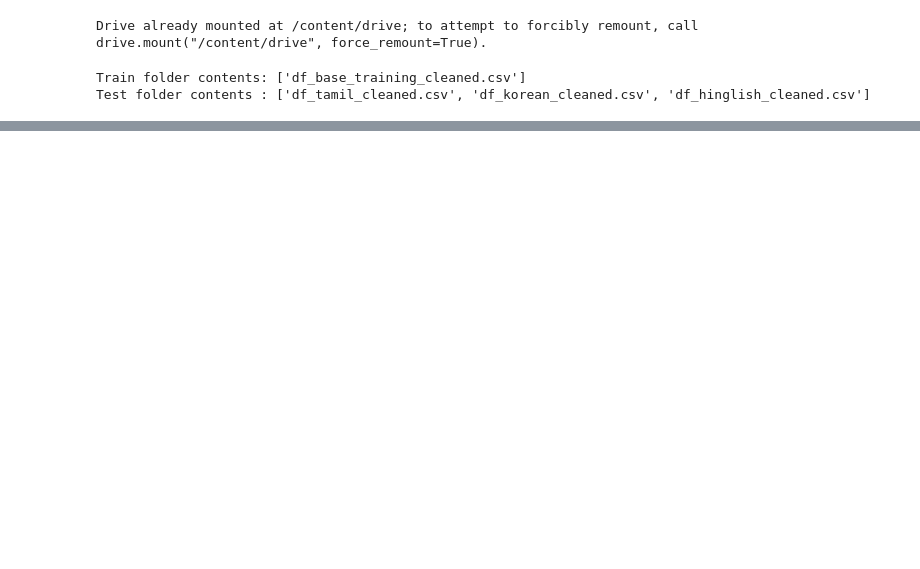
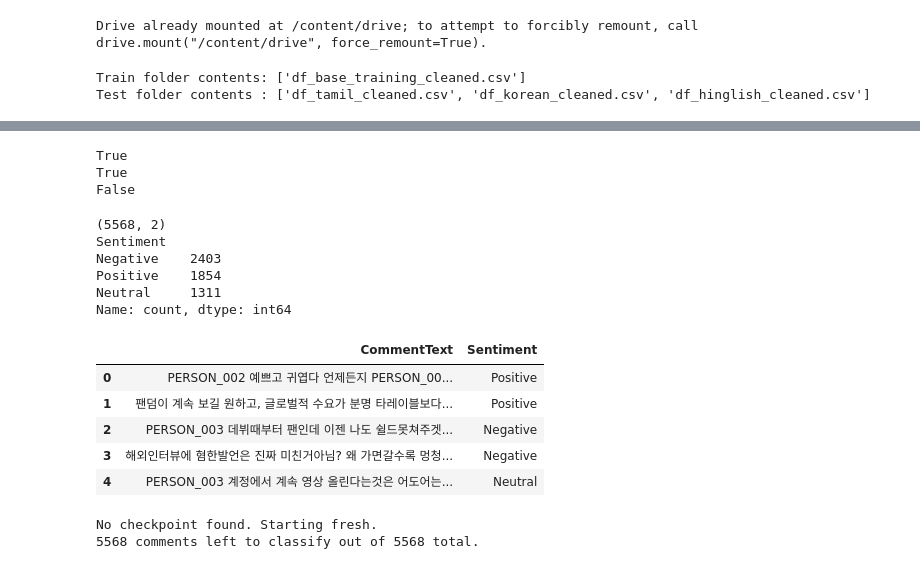
Before and after one commit to las21-sfu/NLP-Week1-Text-Classification, a Jupyter notebook: Word_embeddings.ipynb, the cells around one changed output, grey strips where cells are left out. Drawn from its saved outputs; the diff is of its cells as text; code cells hidden in the pictures; blank space fills up the shorter version.

Commit message:
attempting to process all comments

```diff
--- a/Word_embeddings.ipynb
+++ b/Word_embeddings.ipynb
@@ -461,3 +464,31 @@ Reconstructing (incomplete total...): |          |  0.00B /  0.00B
+# %%
+print('DATASET_ROOT' in dir())
+print('TEST_DIR' in dir())
+print('df_korean_test' in dir())
+# %% [output]
+True
+True
+False
+# %%
+KOREAN_TEST_CSV = os.path.join(TEST_DIR, 'df_korean_cleaned.csv')
+
+df_korean_test = pd.read_csv(KOREAN_TEST_CSV)
+print(df_korean_test.shape)
+print(df_korean_test['Sentiment'].value_counts())
+df_korean_test.head()
+# %% [output]
+(5568, 2)
+Sentiment
+Negative    2403
+Positive    1854
+Neutral     1311
+Name: count, dtype: int64
+|  | CommentText | Sentiment |
+| 0 | PERSON_002 예쁘고 귀엽다 언제든지 PERSON_00... | Positive |
+| 1 | 팬덤이 계속 보길 원하고, 글로벌적 수요가 분명 타레이블보다... | Positive |
+| 2 | PERSON_003 데뷔때부터 팬인데 이젠 나도 쉴드못쳐주겟... | Negative |
+| 3 | 해외인터뷰에 혐한발언은 진짜 미친거아님? 왜 가면갈수록 멍청... | Negative |
+| 4 | PERSON_003 계정에서 계속 영상 올린다는것은 어도어는... | Neutral |
 # %%
 import re
 
@@ -536,3 +552,47 @@ eval_df.head()
+# %%
+from tqdm.auto import tqdm
+import pandas as pd
+import os
+import time
+
+SAMPLE_SIZE = None  # None = run on all rows
+CHECKPOINT_EVERY = 25  # save progress every N comments
+CHECKPOINT_PATH = os.path.join(TEST_DIR, 'df_korean_qwen_predictions_checkpoint.csv')
+
+# Build the eval set
+eval_df = (
+    df_korean_test.sample(n=SAMPLE_SIZE, random_state=42) if SAMPLE_SIZE else df_korean_test
+).reset_index(drop=True)
+
+# --- Resume from a checkpoint if one already exists on Drive ---
+if os.path.exists(CHECKPOINT_PATH):
+    checkpoint_df = pd.read_csv(CHECKPOINT_PATH)
+    print(f"Found checkpoint with {len(checkpoint_df)} predictions already done. Resuming...")
+    eval_df['Predicted_Sentiment'] = checkpoint_df['Predicted_Sentiment'].reindex(eval_df.index)
+else:
+    eval_df['Predicted_Sentiment'] = pd.NA
+    print("No checkpoint found. Starting fresh.")
+
+remaining_idx = eval_df.index[eval_df['Predicted_Sentiment'].isna()]
+print(f"{len(remaining_idx)} comments left to classify out of {len(eval_df)} total.")
+
+start_time = time.time()
+for count, idx in enumerate(tqdm(remaining_idx, desc='Classifying with Qwen3-8B-Korean-Sentiment')):
+    comment = eval_df.loc[idx, 'CommentText']
+    eval_df.loc[idx, 'Predicted_Sentiment'] = predict_sentiment(comment)
+
+    # save a checkpoint periodically so a disconnect doesn't lose all progress
+    if (count + 1) % CHECKPOINT_EVERY == 0:
+        eval_df.to_csv(CHECKPOINT_PATH, index=False)
+
+# final save
+eval_df.to_csv(CHECKPOINT_PATH, index=False)
+elapsed = time.time() - start_time
+print(f"Done. Classified {len(remaining_idx)} comments in {elapsed/60:.1f} minutes.")
+eval_df.head()
+# %% [output]
+No checkpoint found. Starting fresh.
+5568 comments left to classify out of 5568 total.
 # %%
 # Save predictions back to our shared Drive so the rest of the group can reuse them
 RESULTS_PATH = os.path.join(TEST_DIR, 'df_korean_qwen_predictions.csv')
```
Also changed, not shown: parts of 7 cells of this notebook.
